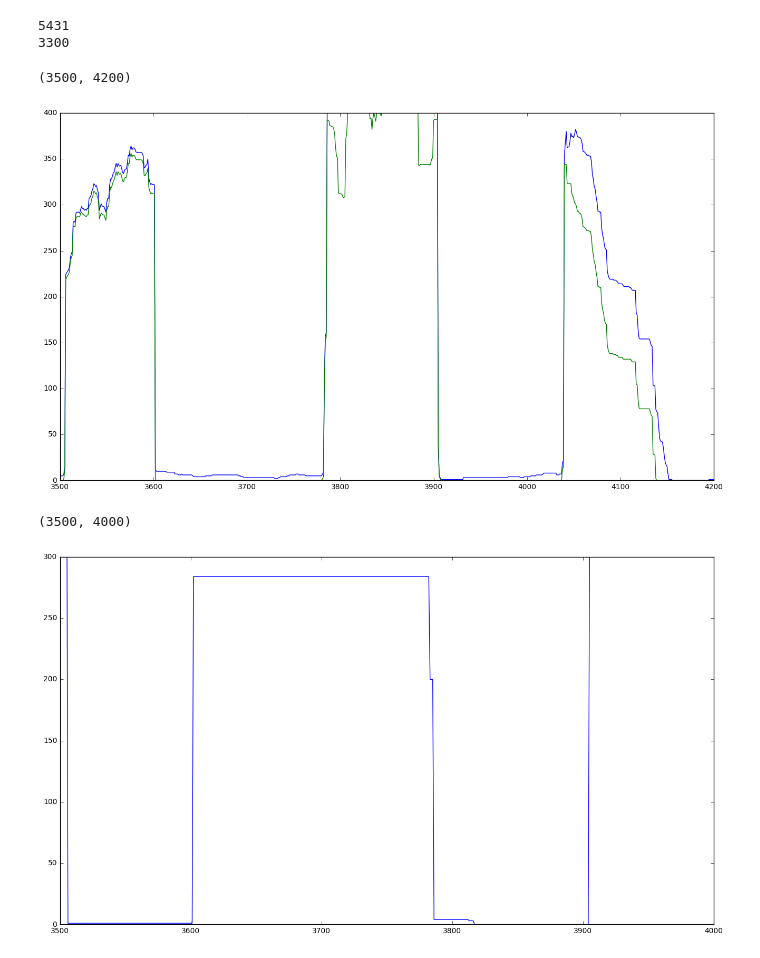
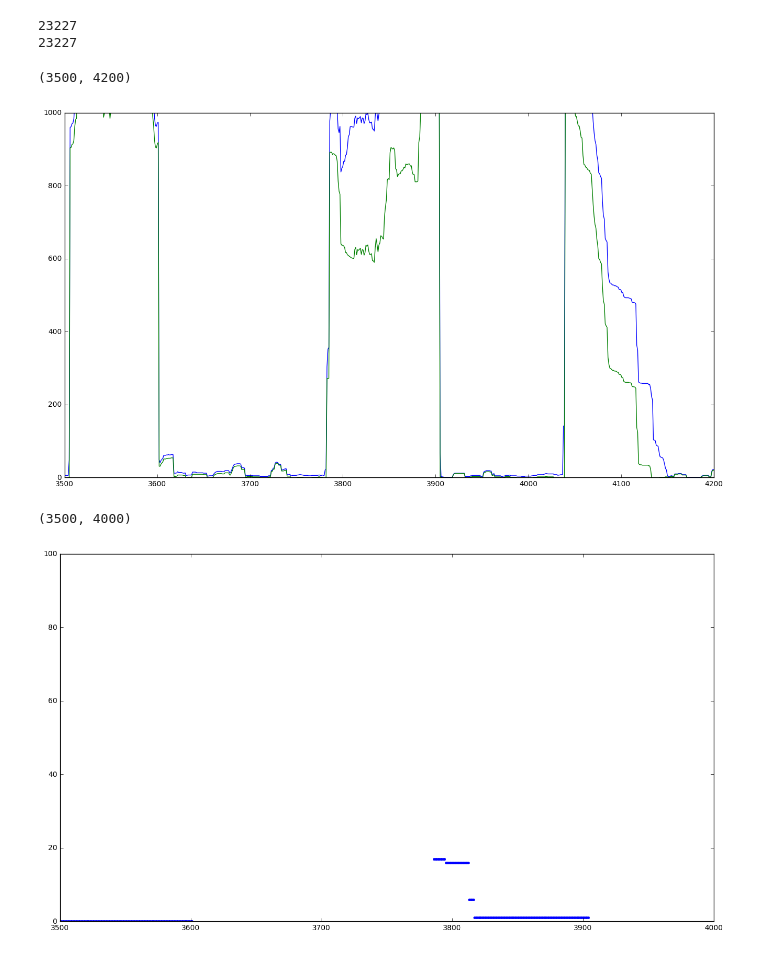
Before and after one commit to dzanek/RNAseq_splicing_project, a Jupyter notebook: Untitled.ipynb, the cells around one changed output. Drawn from its saved outputs; the diff is of its cells as text; code cells hidden in the pictures.

```diff
--- a/Untitled.ipynb
+++ b/Untitled.ipynb
@@ -24,17 +24,17 @@ fname[101:120]
 # %%
-bed = open('acc.bed').readlines()
+bed = open('E-MTAB-4052/ERR1138638Aligned.out.bed').readlines()
 bed = [i.strip().split('\t') for i in bed]
 
 ids = [i[3] for i in bed]
 
-splits = [i for i in bed if ids.count(i[3]) > 1]
+splits = bed #[i for i in bed if ids.count(i[3]) == 2]
 print len(bed)
 print len(splits)
 starts = set([int(i[1]) for i in splits])
 stops = set([int(i[2]) for i in splits])
 # %% [output]
-5431
-3300
+23227
+23227
 # %%
 pos = {i:0 for i in range(max(stops)+1000)}
 split_pos = {i:0 for i in range(max(stops)+1000)}
@@ -52,16 +52,16 @@ for i in splits:
 # %%
 %matplotlib inline
 import matplotlib.pylab as pl
 
 pl.rcParams['figure.figsize'] = 16,9
 
 pl.plot([i[0] for i in pos.iteritems()],[i[1] for i in pos.iteritems()])
 pl.plot([i[0] for i in split_pos.iteritems()],[i[1] for i in split_pos.iteritems()])
-pl.ylim(0,400)
+pl.ylim(0,1000)
 pl.xlim(3500,4200)
 # %% [output]
 (3500, 4200)
-[figure, old version]
+[figure, new version]
 # %%
 splitdict = {}
 for i in splits:
@@ -70,15 +70,28 @@ for i in splits:
     except:
         splitdict[i[3]] = [[i[1],i[2]]]
 # %%
+%matplotlib inline
+import matplotlib.pylab as pl
+pl.rcParams['figure.figsize'] = 16,9
 pos_intron = {i:0 for i in range(max(stops)+1000)}
+
+ranges = {}
+
 for i in splitdict.iteritems():
-    if len(i[1]) > 2:
+    if len(i[1]) != 2:
+        continue
+    if int(i[1][1][0]) - int(i[1][0][1]) > 500:
         continue
     for k in range(int(i[1][0][1]),int(i[1][1][0])):
+
+        try:
+            ranges[(i[1][0][1], i[1][1][0])] += 1
+        except:
+            ranges[(i[1][0][1], i[1][1][0])] = 1
         pos_intron[k] += 1
-pl.plot([i[0] for i in pos_intron.iteritems()],[i[1] for i in pos_intron.iteritems()])
-pl.ylim(0,300)
+pl.plot([i[0] for i in pos_intron.iteritems()],[i[1] for i in pos_intron.iteritems()],'.')
+pl.ylim(0,100)
 pl.xlim(3500,4000)
 # %% [output]
 (3500, 4000)
-[figure, old version]
+[figure, new version]
```
Also changed, not shown: parts of 5 cells of this notebook, 14 other files.
